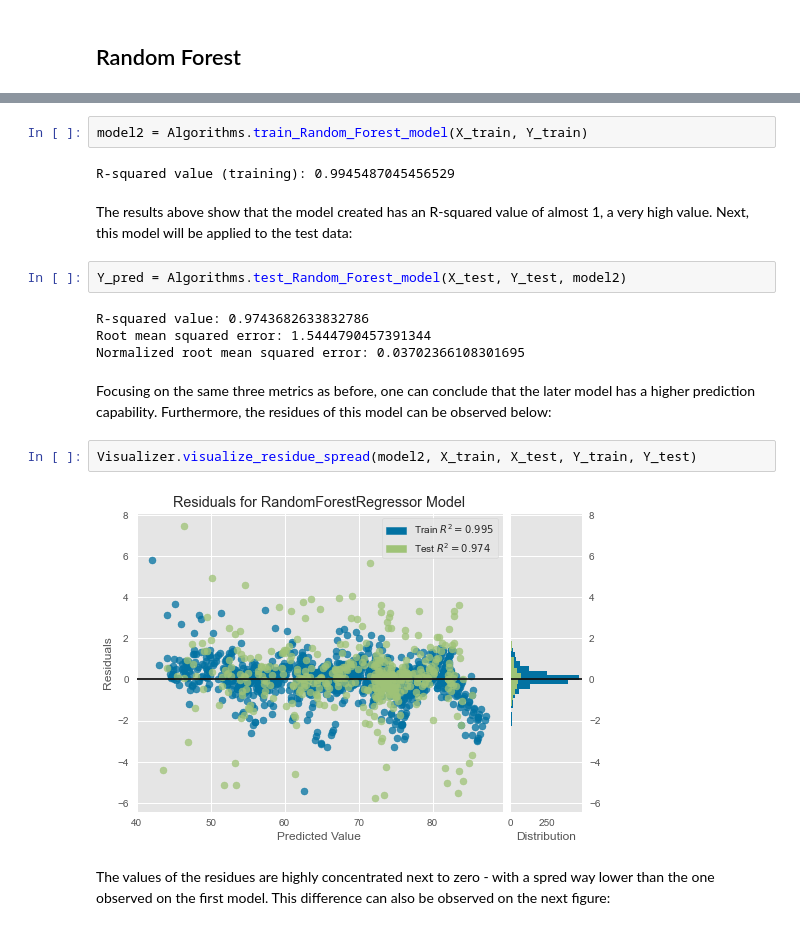
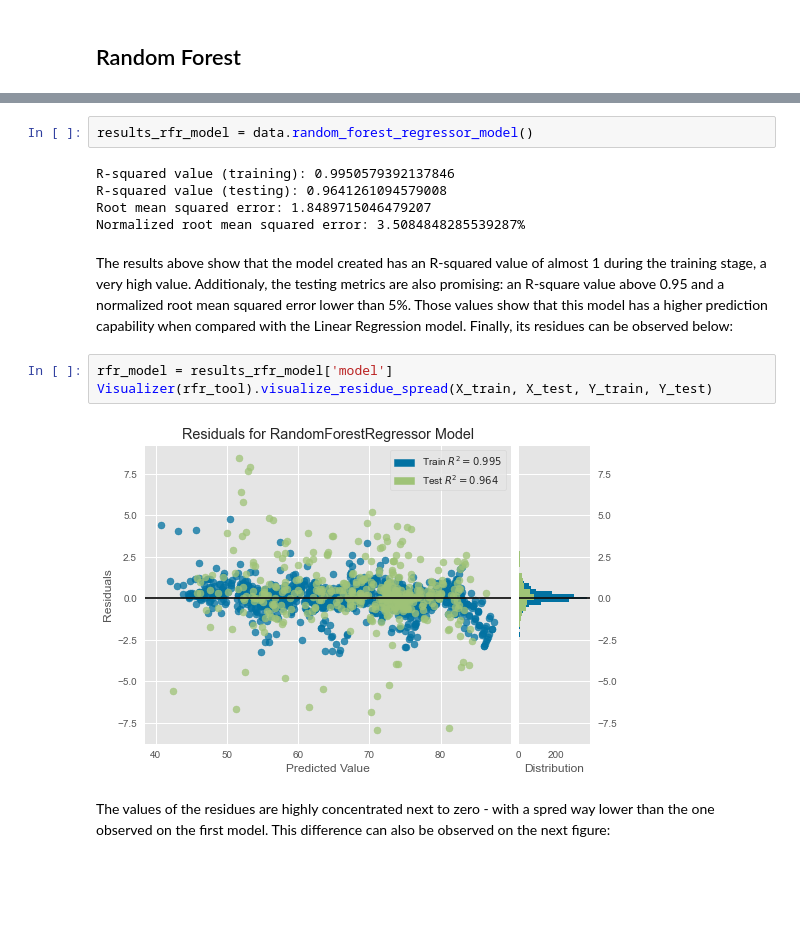
Before and after one commit to leorrib/Py_LifeExpectancy, a Jupyter notebook: main.ipynb, the cells around one changed output, grey strips where cells are left out. Saved outputs shown, nothing was run; the diff lists cells and outputs as text; blank space fills up the shorter version.

```diff
--- a/main.ipynb
+++ b/main.ipynb
@@ -252,21 +252,17 @@ In order to obtain better results, it is important to try and test different pre
 # %%
-model2 = Algorithms.train_Random_Forest_model(X_train, Y_train)
+results_rfr_model = data.random_forest_regressor_model()
 # %% [output]
-R-squared value (training): 0.9945487045456529
+R-squared value (training): 0.9950579392137846
+R-squared value (testing): 0.9641261094579008
+Root mean squared error: 1.8489715046479207
+Normalized root mean squared error: 3.5084848285539287%
 # %% [markdown]
-The results above show that the model created has an R-squared value of almost 1, a very high value. Next, this model will be applied to the test data:
+The results above show that the model created has an R-squared value of almost 1 during the training stage, a very high value. Additionaly, the testing metrics are also promising: an R-square value above 0.95 and a normalized root mean squared error lower than 5%. Those values show that this model has a higher prediction capability when compared with the Linear Regression model. Finally, its residues can be observed below:
-# %%
-Y_pred = Algorithms.test_Random_Forest_model(X_test, Y_test, model2)
-# %% [output]
-R-squared value: 0.9743682633832786
-Root mean squared error: 1.5444790457391344
-Normalized root mean squared error: 0.03702366108301695
-# %% [markdown]
-Focusing on the same three metrics as before, one can conclude that the later model has a higher prediction capability. Furthermore, the residues of this model can be observed below:
-# %%
-Visualizer.visualize_residue_spread(model2, X_train, X_test, Y_train, Y_test)
-# %% [output]
-[figure, removed]
+# %%
+rfr_model = results_rfr_model['model']
+Visualizer(rfr_tool).visualize_residue_spread(X_train, X_test, Y_train, Y_test)
+# %% [output]
+[figure, added]
 # %% [markdown]
 The values of the residues are highly concentrated next to zero - with a spred way lower than the one observed on the first model. This difference can also be observed on the next figure:
 # %%
```
Also changed, not shown: parts of 48 cells of this notebook, 12 other files.
